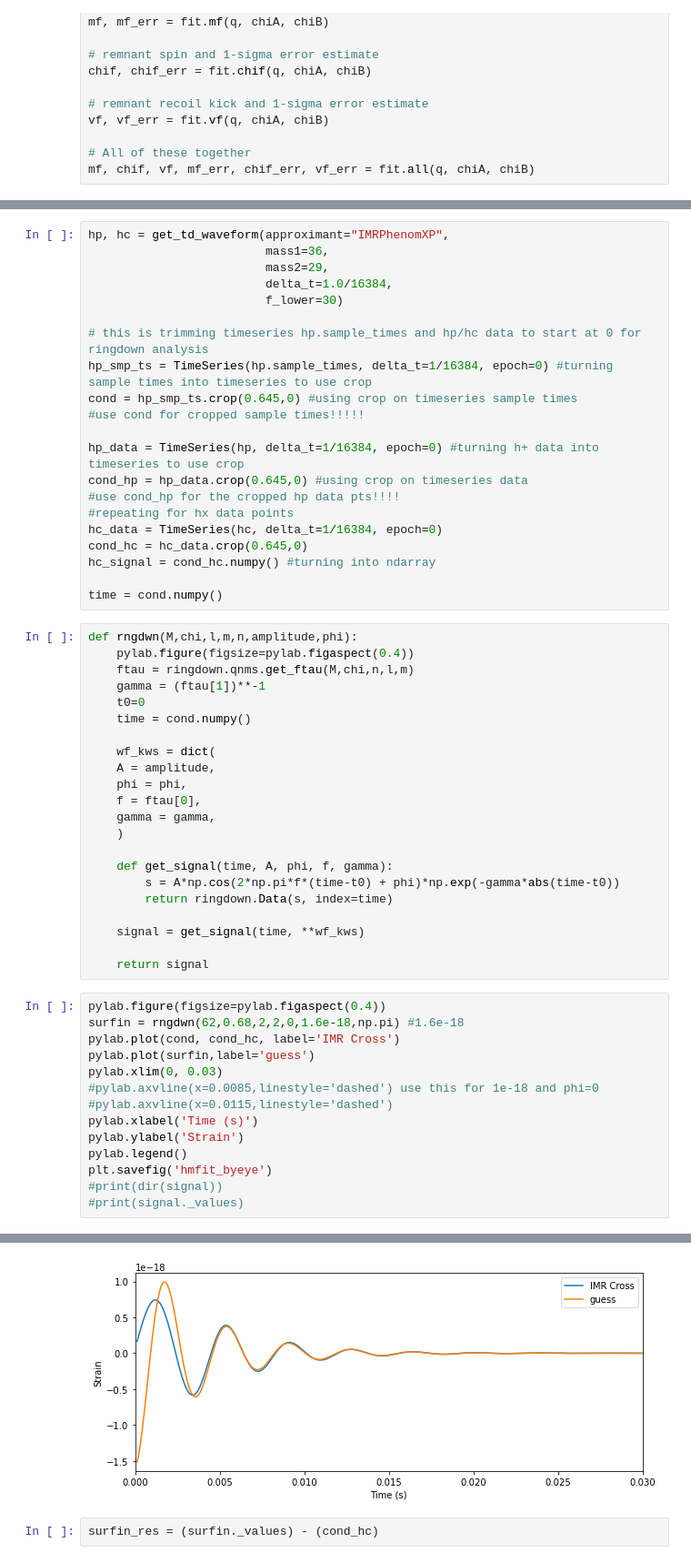
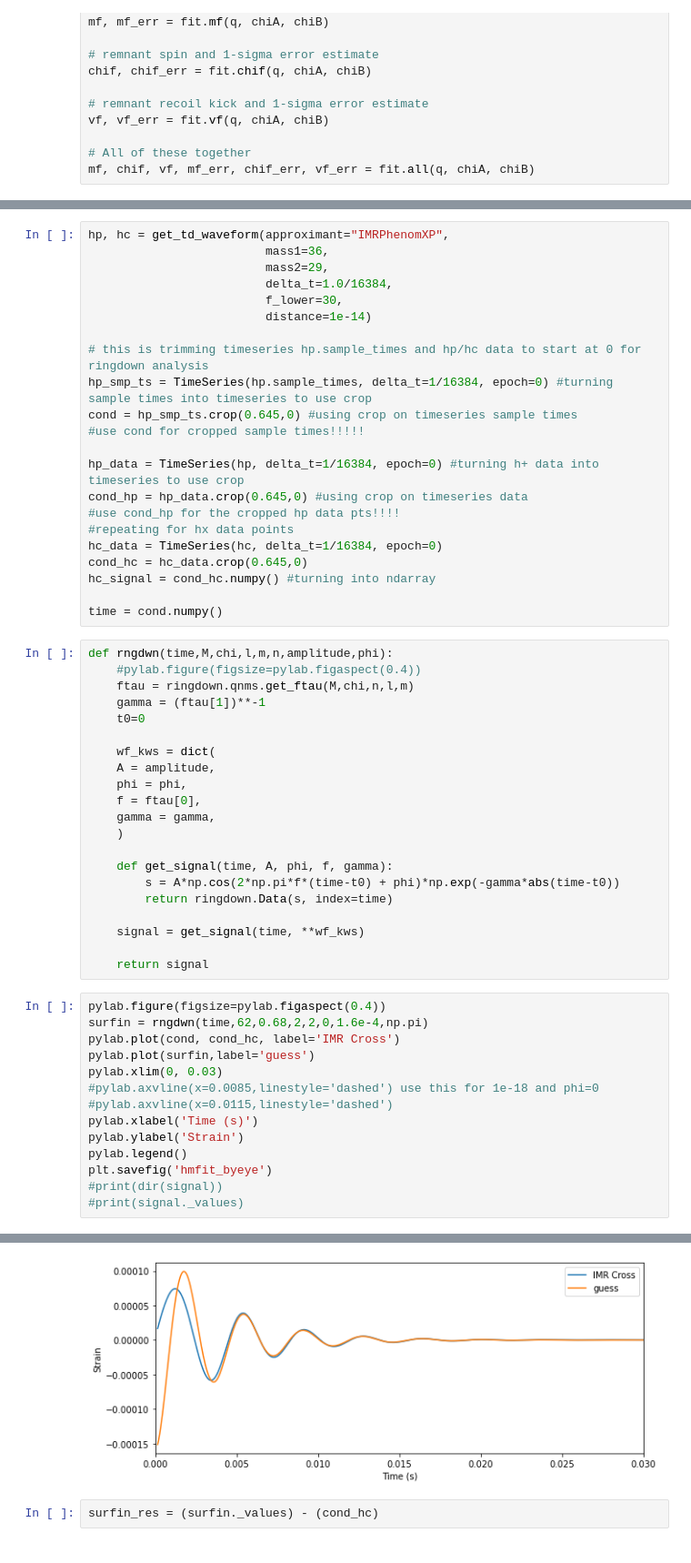
Before and after one commit to rachelmechum/ringdown_qnms, a Jupyter notebook: surfinBH.ipynb, the cells around one changed output, grey strips where cells are left out. Shown: that part at 91% size. Saved outputs shown, nothing was run; the diff lists cells and outputs as text.

```diff
--- a/surfinBH.ipynb
+++ b/surfinBH.ipynb
@@ -49,7 +47,8 @@ hp, hc = get_td_waveform(approximant="IMRPhenomXP",
                          mass1=36,
                          mass2=29,
                          delta_t=1.0/16384,
-                         f_lower=30)
+                         f_lower=30,
+                         distance=1e-14)
 
 # this is trimming timeseries hp.sample_times and hp/hc data to start at 0 for ringdown analysis
 hp_smp_ts = TimeSeries(hp.sample_times, delta_t=1/16384, epoch=0) #turning sample times into timeseries to use crop
@@ -66,12 +65,11 @@ hc_signal = cond_hc.numpy() #turning into ndarray
 
 time = cond.numpy()
 # %%
-def rngdwn(M,chi,l,m,n,amplitude,phi):
-    pylab.figure(figsize=pylab.figaspect(0.4))
+def rngdwn(time,M,chi,l,m,n,amplitude,phi):
+    #pylab.figure(figsize=pylab.figaspect(0.4))
     ftau = ringdown.qnms.get_ftau(M,chi,n,l,m)
     gamma = (ftau[1])**-1
     t0=0
-    time = cond.numpy()
 
     wf_kws = dict(
     A = amplitude,
@@ -89,7 +87,7 @@ def rngdwn(M,chi,l,m,n,amplitude,phi):
     return signal
 # %%
 pylab.figure(figsize=pylab.figaspect(0.4))
-surfin = rngdwn(62,0.68,2,2,0,1.6e-18,np.pi) #1.6e-18
+surfin = rngdwn(time,62,0.68,2,2,0,1.6e-4,np.pi)
 pylab.plot(cond, cond_hc, label='IMR Cross')
 pylab.plot(surfin,label='guess')
 pylab.xlim(0, 0.03)
@@ -106,4 +103,4 @@ plt.savefig('hmfit_byeye')
-[figure, old version]
+[figure, new version]
 # %%
 surfin_res = (surfin._values) - (cond_hc)
 # %%
```
Also changed, not shown: parts of 15 cells of this notebook, 19 other files.
